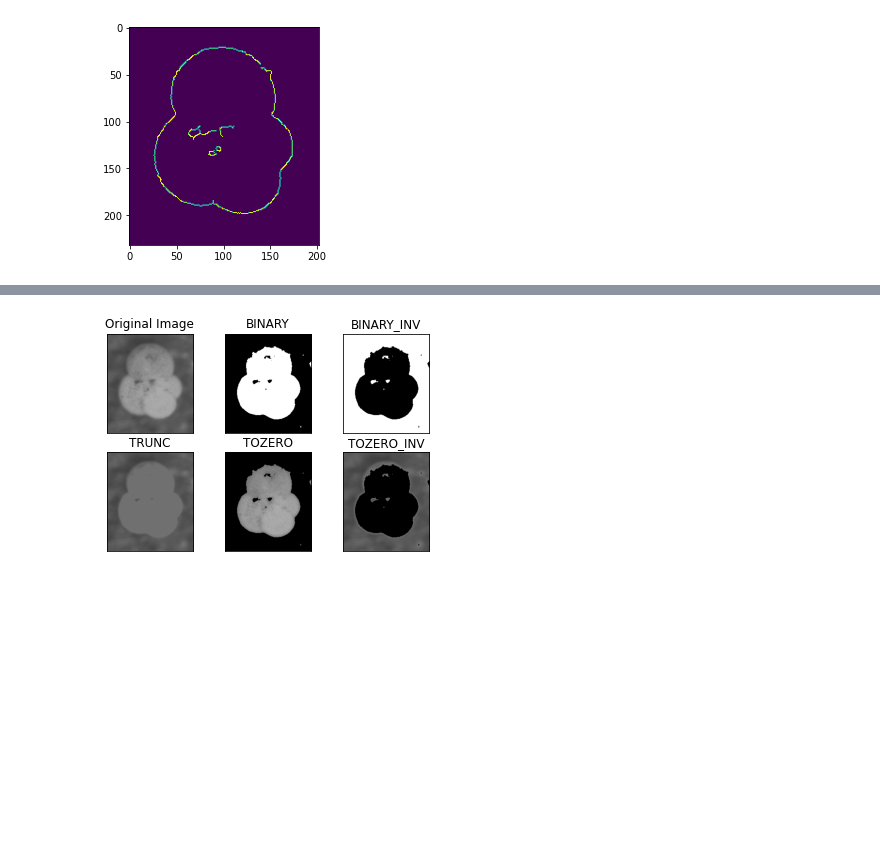
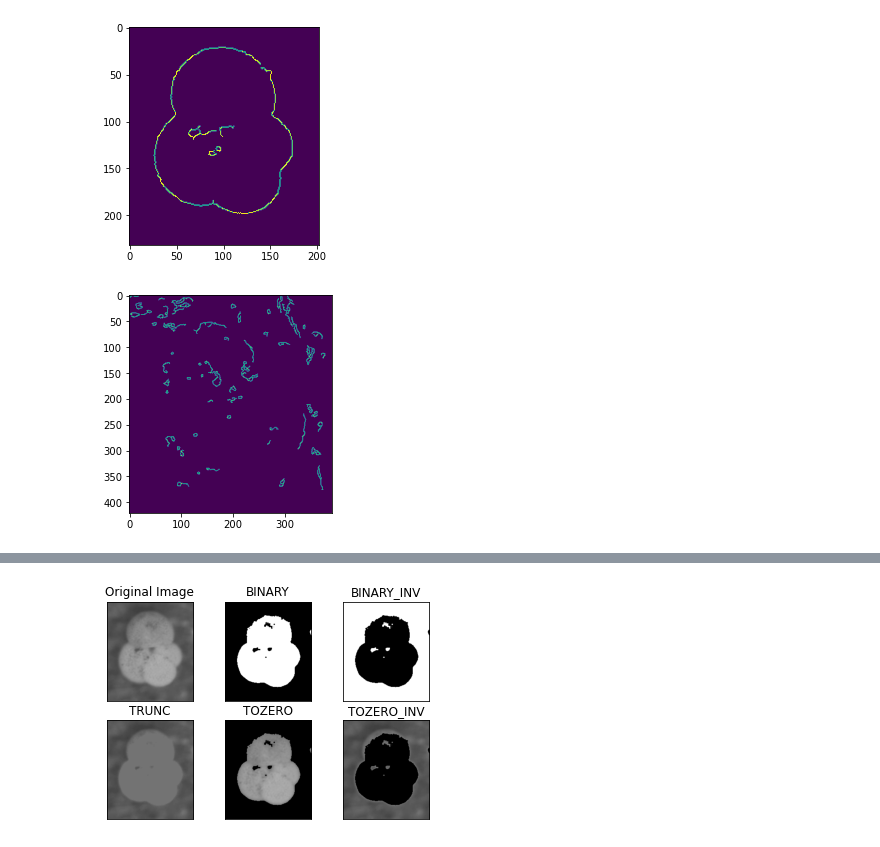
Before and after one commit to y1huac00/SummerProject, a Jupyter notebook: Utils/cv_experiments.ipynb, the cells around one changed output, grey strips where cells are left out. Saved outputs shown, nothing was run; the diff lists cells and outputs as text; code cells hidden in the pictures; blank space fills up the shorter version.

```diff
--- a/Utils/cv_experiments.ipynb
+++ b/Utils/cv_experiments.ipynb
@@ -83,6 +87,13 @@ plt.imshow(NHM_canny)
 plt.show()
 # %% [output]
 [figure]
+# %%
+YPM_blurred = cv2.blur(YPM, (3,3))
+YPM_canny = cv2.Canny(YPM_blurred, 10, 70)
+plt.imshow(YPM_canny)
+plt.show()
+# %% [output]
+[figure, added]
 # %%
 def multiple_thresold(img, lower_bound=127, upper_bound=255):
     blurred = cv2.blur(img, (3,3))
```
Also changed, not shown: parts of 15 cells of this notebook.
